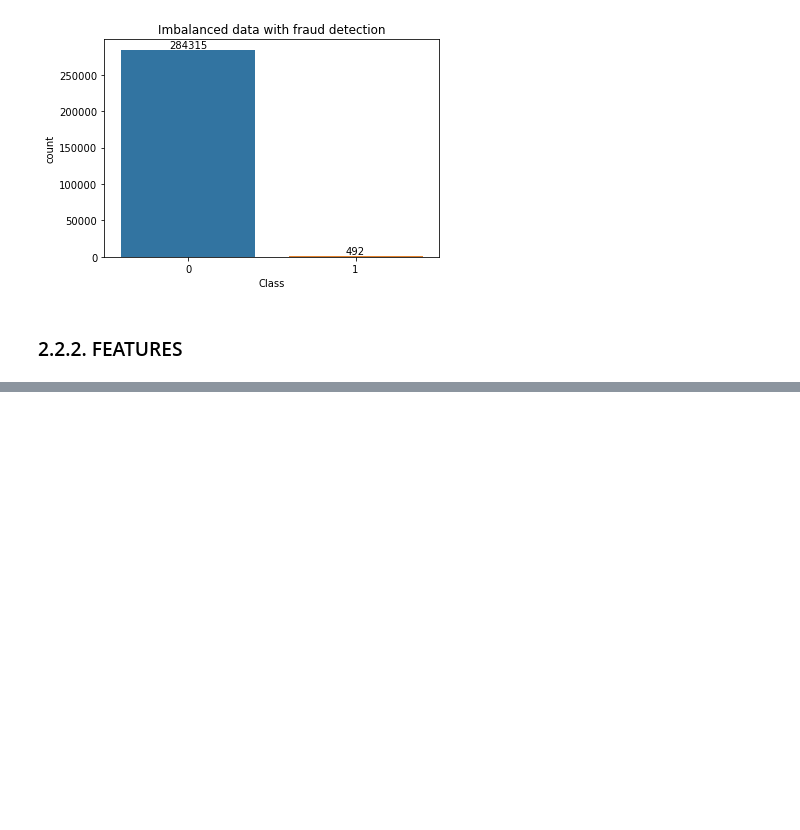
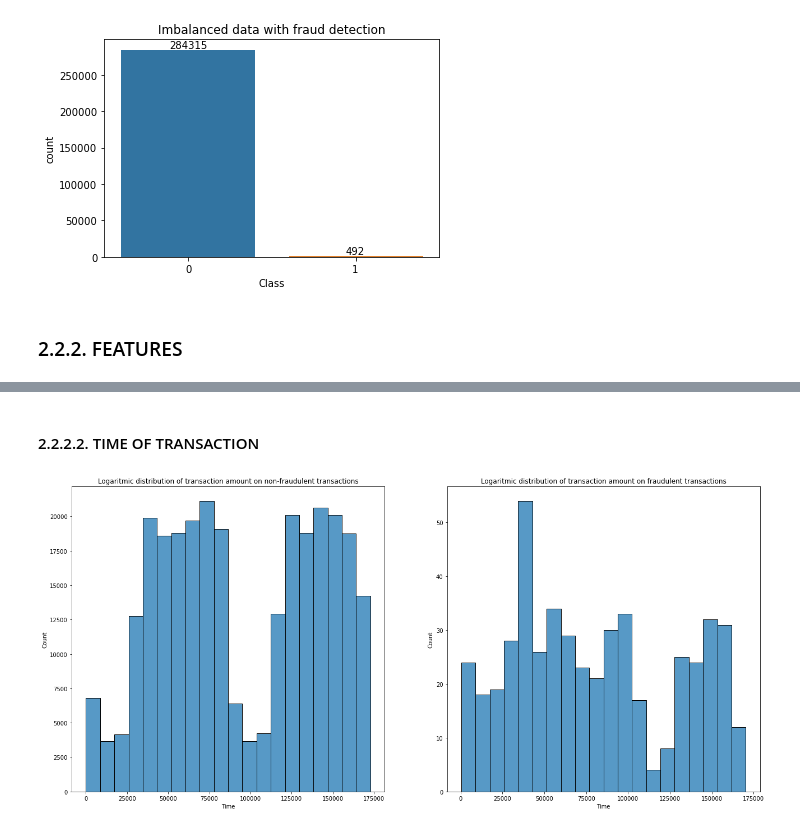
Before and after one commit to leomarfmn/imbalanced-data-fraud-detection, a Jupyter notebook: Imbalanced data - Fraud detection.ipynb, the cells around one changed output, grey strips where cells are left out. Drawn from its saved outputs; the diff is of its cells as text; code cells hidden in the pictures; blank space fills up the shorter version.

```diff
--- a/Imbalanced data - Fraud detection.ipynb
+++ b/Imbalanced data - Fraud detection.ipynb
@@ -97,0 +147,12 @@ sns.histplot(x = sample['Amount'], bins = 20)
+# %% [markdown]
+#### 2.2.2.2. TIME OF TRANSACTION
+# %%
+fig = plt.figure(figsize = (22,10))
+plt.subplot(1, 2, 1)
+ax1 = sns.histplot(data = df2[df2['Class'] == 0]['Time'], bins = 20)
+ax1.set_title('Logaritmic distribution of transaction amount on non-fraudulent transactions')
+plt.subplot(1, 2, 2)
+ax2 = sns.histplot(data = df2[df2['Class'] == 1]['Time'], bins = 20)
+ax2.set_title('Logaritmic distribution of transaction amount on fraudulent transactions');
+# %% [output]
+[figure, added]
```
Also changed, not shown: parts of 61 cells of this notebook.
